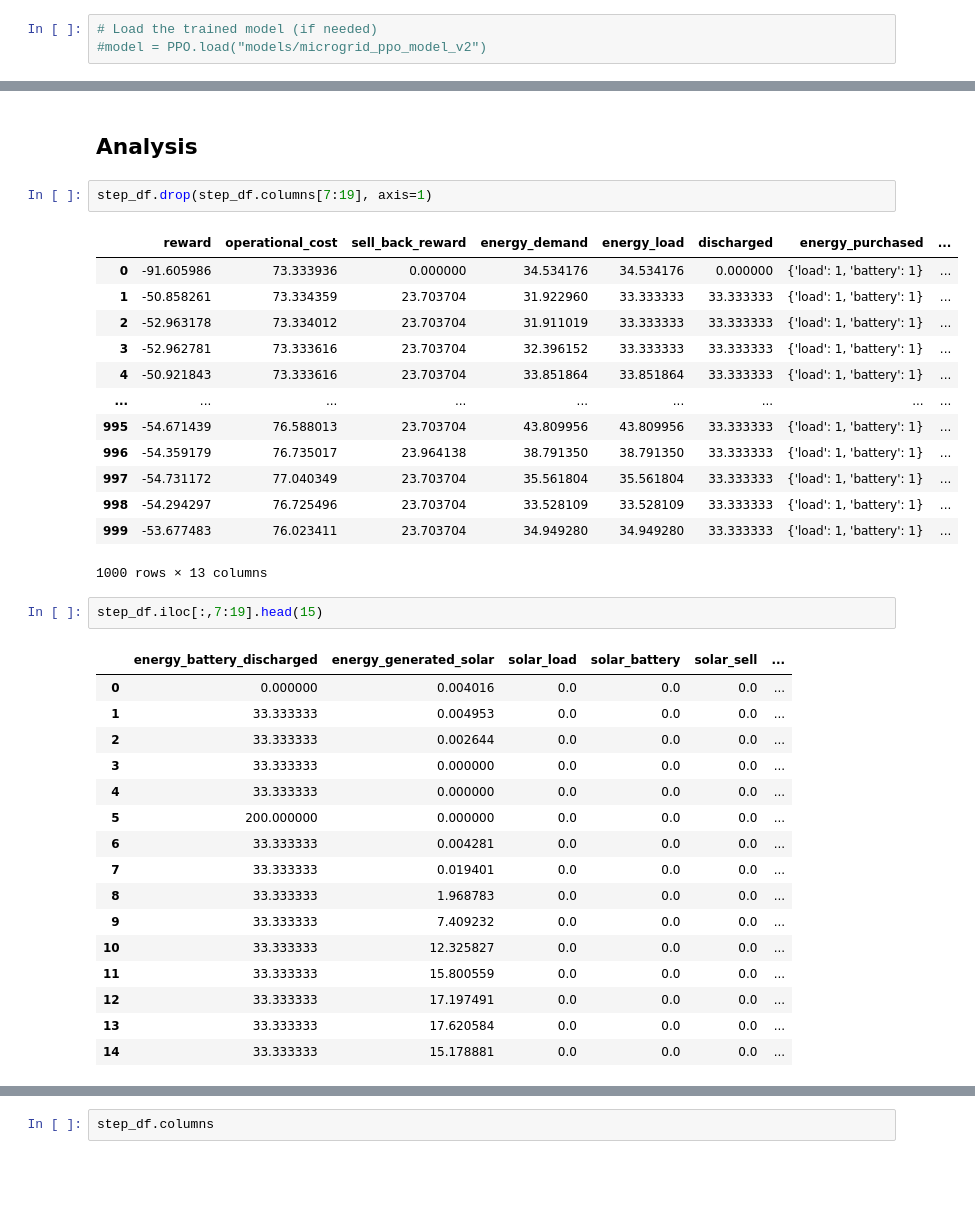
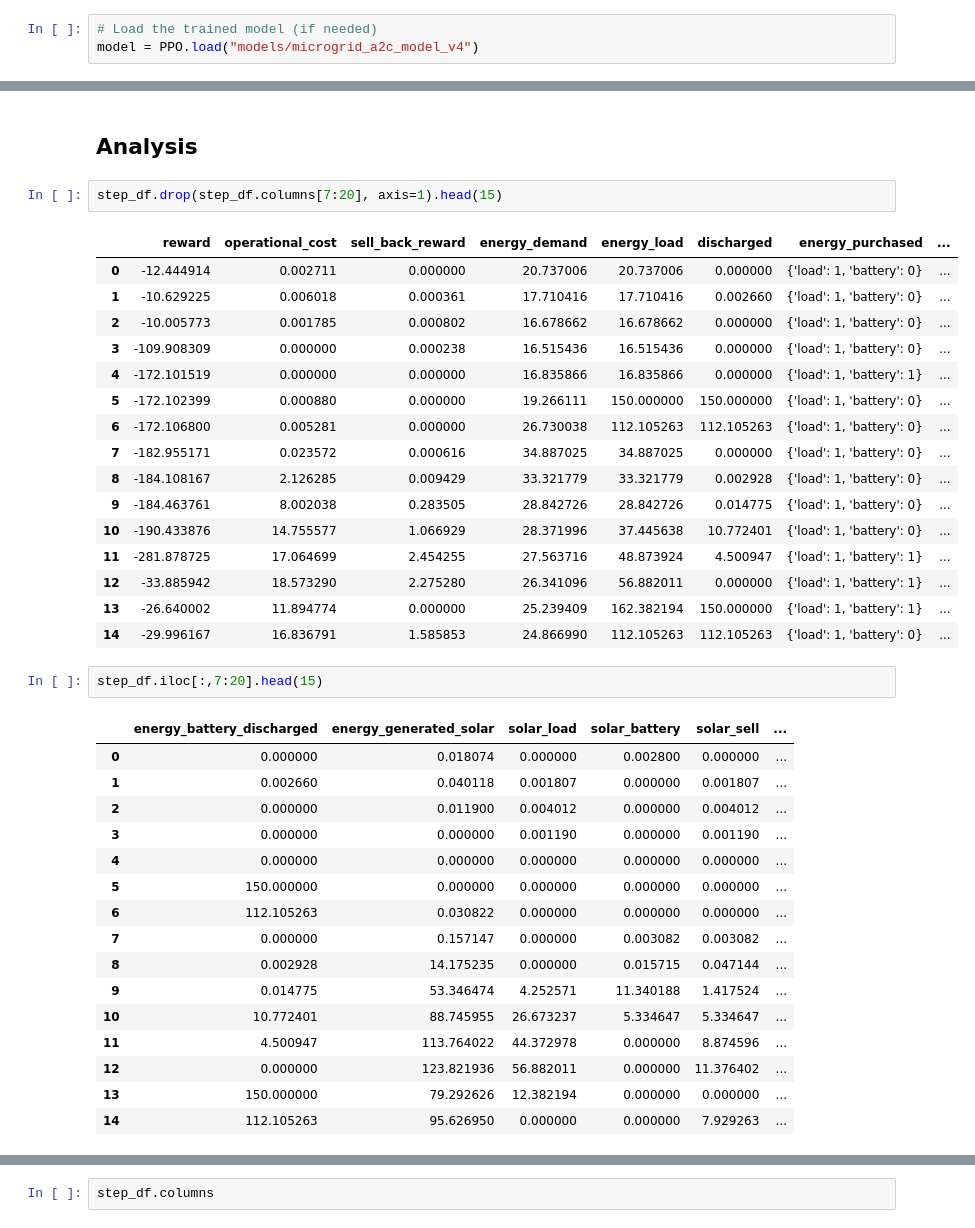
Before and after one commit to f-krause/uio-AIEI-project-1, a Jupyter notebook: notebooks/experiment.ipynb, the cells around one changed output, grey strips where cells are left out. Saved outputs shown, nothing was run; the diff lists cells and outputs as text; blank space fills up the shorter version.

```diff
--- a/notebooks/experiment.ipynb
+++ b/notebooks/experiment.ipynb
@@ -109,6 +99,6 @@ model.save("models/microgrid_a2c_model_v3")
 # %%
 # Load the trained model (if needed)
-#model = PPO.load("models/microgrid_ppo_model_v2")
+model = PPO.load("models/microgrid_a2c_model_v4")
 # %% [markdown]
 ## Testing
 # %%
@@ -140,40 +130,43 @@ env.close()
 # %% [markdown]
 ## Analysis
 # %%
-step_df.drop(step_df.columns[7:19], axis=1)
+step_df.drop(step_df.columns[7:20], axis=1).head(15)
 # %% [output]
 |  | reward | operational_cost | sell_back_reward | energy_demand | energy_load | discharged | energy_purchased | ... |
-| 0 | -91.605986 | 73.333936 | 0.000000 | 34.534176 | 34.534176 | 0.000000 | {'load': 1, 'battery': 1} | ... |
-| 1 | -50.858261 | 73.334359 | 23.703704 | 31.922960 | 33.333333 | 33.333333 | {'load': 1, 'battery': 1} | ... |
-| 2 | -52.963178 | 73.334012 | 23.703704 | 31.911019 | 33.333333 | 33.333333 | {'load': 1, 'battery': 1} | ... |
-| 3 | -52.962781 | 73.333616 | 23.703704 | 32.396152 | 33.333333 | 33.333333 | {'load': 1, 'battery': 1} | ... |
-| 4 | -50.921843 | 73.333616 | 23.703704 | 33.851864 | 33.851864 | 33.333333 | {'load': 1, 'battery': 1} | ... |
-| ... | ... | ... | ... | ... | ... | ... | ... | ... |
-| 995 | -54.671439 | 76.588013 | 23.703704 | 43.809956 | 43.809956 | 33.333333 | {'load': 1, 'battery': 1} | ... |
-| 996 | -54.359179 | 76.735017 | 23.964138 | 38.791350 | 38.791350 | 33.333333 | {'load': 1, 'battery': 1} | ... |
-| 997 | -54.731172 | 77.040349 | 23.703704 | 35.561804 | 35.561804 | 33.333333 | {'load': 1, 'battery': 1} | ... |
-| 998 | -54.294297 | 76.725496 | 23.703704 | 33.528109 | 33.528109 | 33.333333 | {'load': 1, 'battery': 1} | ... |
-| 999 | -53.677483 | 76.023411 | 23.703704 | 34.949280 | 34.949280 | 33.333333 | {'load': 1, 'battery': 1} | ... |
+| 0 | -12.444914 | 0.002711 | 0.000000 | 20.737006 | 20.737006 | 0.000000 | {'load': 1, 'battery': 0} | ... |
+| 1 | -10.629225 | 0.006018 | 0.000361 | 17.710416 | 17.710416 | 0.002660 | {'load': 1, 'battery': 0} | ... |
+| 2 | -10.005773 | 0.001785 | 0.000802 | 16.678662 | 16.678662 | 0.000000 | {'load': 1, 'battery': 0} | ... |
+| 3 | -109.908309 | 0.000000 | 0.000238 | 16.515436 | 16.515436 | 0.000000 | {'load': 1, 'battery': 0} | ... |
+| 4 | -172.101519 | 0.000000 | 0.000000 | 16.835866 | 16.835866 | 0.000000 | {'load': 1, 'battery': 1} | ... |
+| 5 | -172.102399 | 0.000880 | 0.000000 | 19.266111 | 150.000000 | 150.000000 | {'load': 1, 'battery': 0} | ... |
+| 6 | -172.106800 | 0.005281 | 0.000000 | 26.730038 | 112.105263 | 112.105263 | {'load': 1, 'battery': 0} | ... |
+| 7 | -182.955171 | 0.023572 | 0.000616 | 34.887025 | 34.887025 | 0.000000 | {'load': 1, 'battery': 0} | ... |
+| 8 | -184.108167 | 2.126285 | 0.009429 | 33.321779 | 33.321779 | 0.002928 | {'load': 1, 'battery': 0} | ... |
+| 9 | -184.463761 | 8.002038 | 0.283505 | 28.842726 | 28.842726 | 0.014775 | {'load': 1, 'battery': 0} | ... |
+| 10 | -190.433876 | 14.755577 | 1.066929 | 28.371996 | 37.445638 | 10.772401 | {'load': 1, 'battery': 0} | ... |
+| 11 | -281.878725 | 17.064699 | 2.454255 | 27.563716 | 48.873924 | 4.500947 | {'load': 1, 'battery': 1} | ... |
+| 12 | -33.885942 | 18.573290 | 2.275280 | 26.341096 | 56.882011 | 0.000000 | {'load': 1, 'battery': 1} | ... |
+| 13 | -26.640002 | 11.894774 | 0.000000 | 25.239409 | 162.382194 | 150.000000 | {'load': 1, 'battery': 1} | ... |
+| 14 | -29.996167 | 16.836791 | 1.585853 | 24.866990 | 112.105263 | 112.105263 | {'load': 1, 'battery': 0} | ... |
-1000 rows × 13 columns
 # %%
-step_df.iloc[:,7:19].head(15)
+step_df.iloc[:,7:20].head(15)
 # %% [output]
 |  | energy_battery_discharged | energy_generated_solar | solar_load | solar_battery | solar_sell | ... |
-| 0 | 0.000000 | 0.004016 | 0.0 | 0.0 | 0.0 | ... |
-| 1 | 33.333333 | 0.004953 | 0.0 | 0.0 | 0.0 | ... |
-| 2 | 33.333333 | 0.002644 | 0.0 | 0.0 | 0.0 | ... |
-| 3 | 33.333333 | 0.000000 | 0.0 | 0.0 | 0.0 | ... |
-| 4 | 33.333333 | 0.000000 | 0.0 | 0.0 | 0.0 | ... |
-| 5 | 200.000000 | 0.000000 | 0.0 | 0.0 | 0.0 | ... |
-| 6 | 33.333333 | 0.004281 | 0.0 | 0.0 | 0.0 | ... |
-| 7 | 33.333333 | 0.019401 | 0.0 | 0.0 | 0.0 | ... |
-| 8 | 33.333333 | 1.968783 | 0.0 | 0.0 | 0.0 | ... |
-| 9 | 33.333333 | 7.409232 | 0.0 | 0.0 | 0.0 | ... |
-| 10 | 33.333333 | 12.325827 | 0.0 | 0.0 | 0.0 | ... |
-| 11 | 33.333333 | 15.800559 | 0.0 | 0.0 | 0.0 | ... |
-| 12 | 33.333333 | 17.197491 | 0.0 | 0.0 | 0.0 | ... |
-| 13 | 33.333333 | 17.620584 | 0.0 | 0.0 | 0.0 | ... |
-| 14 | 33.333333 | 15.178881 | 0.0 | 0.0 | 0.0 | ... |
+| 0 | 0.000000 | 0.018074 | 0.000000 | 0.002800 | 0.000000 | ... |
+| 1 | 0.002660 | 0.040118 | 0.001807 | 0.000000 | 0.001807 | ... |
+| 2 | 0.000000 | 0.011900 | 0.004012 | 0.000000 | 0.004012 | ... |
+| 3 | 0.000000 | 0.000000 | 0.001190 | 0.000000 | 0.001190 | ... |
+| 4 | 0.000000 | 0.000000 | 0.000000 | 0.000000 | 0.000000 | ... |
+| 5 | 150.000000 | 0.000000 | 0.000000 | 0.000000 | 0.000000 | ... |
+| 6 | 112.105263 | 0.030822 | 0.000000 | 0.000000 | 0.000000 | ... |
+| 7 | 0.000000 | 0.157147 | 0.000000 | 0.003082 | 0.003082 | ... |
+| 8 | 0.002928 | 14.175235 | 0.000000 | 0.015715 | 0.047144 | ... |
+| 9 | 0.014775 | 53.346474 | 4.252571 | 11.340188 | 1.417524 | ... |
+| 10 | 10.772401 | 88.745955 | 26.673237 | 5.334647 | 5.334647 | ... |
+| 11 | 4.500947 | 113.764022 | 44.372978 | 0.000000 | 8.874596 | ... |
+| 12 | 0.000000 | 123.821936 | 56.882011 | 0.000000 | 11.376402 | ... |
+| 13 | 150.000000 | 79.292626 | 12.382194 | 0.000000 | 0.000000 | ... |
+| 14 | 112.105263 | 95.626950 | 0.000000 | 0.000000 | 7.929263 | ... |
 # %%
 # Count blackouts
 print("absolute:", sum(step_df.energy_demand > step_df.energy_load))
```
Also changed, not shown: parts of 13 cells of this notebook, 3 other files.
